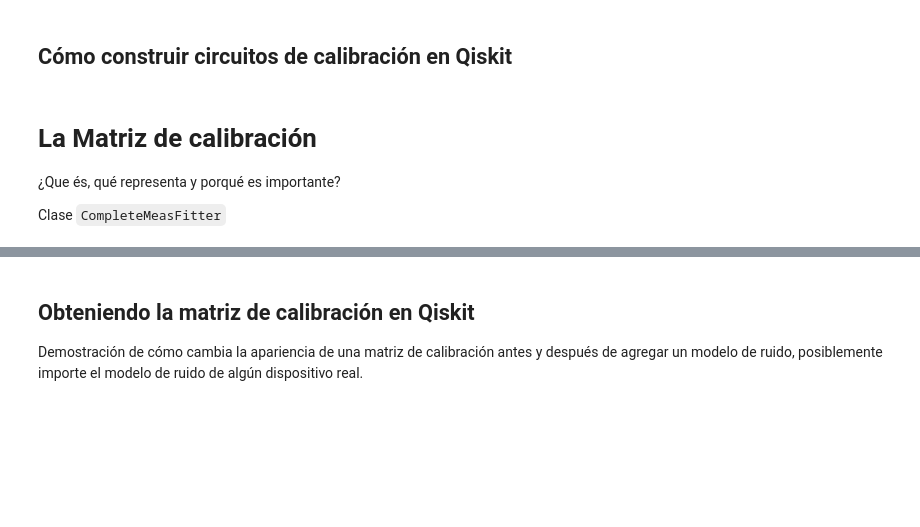
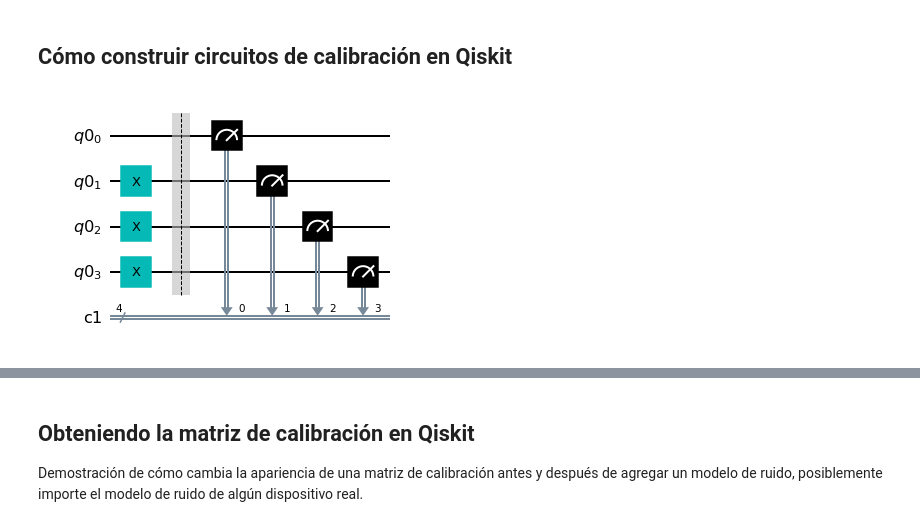
Before and after one commit to QMexico/taller-qiskit, a Jupyter notebook: 04_Qiskit_Ignis/03_Errores_de_Medicion.ipynb, the cells around one changed output, grey strips where cells are left out. Saved outputs shown, nothing was run; the diff lists cells and outputs as text; code cells hidden in the pictures; blank space fills up the shorter version.

```diff
--- a/04_Qiskit_Ignis/03_Errores_de_Medicion.ipynb
+++ b/04_Qiskit_Ignis/03_Errores_de_Medicion.ipynb
@@ -65,7 +143,12 @@ Breve introducción, que son y para qué sirven, función `complete_meas_cal()`
-# %% [markdown]
-<a id="secc2"></a>
-# La Matriz de calibración
-
-¿Que és, qué representa y porqué es importante?
-
-Clase `CompleteMeasFitter`
+# %%
+#####################
+# complete_meas_cal #
+#####################
+
+# Creamos nuestros 16 circuitos de calibración
+calcircs, calcircs_label = complete_meas_cal(qubit_list=[0,1,2,3], qr=qreg, cr=None, circlabel='calcirc_meas')
+
+# Imprimimos el circuito número 15, que generará como salida el estado |1110>
+calcircs[14].draw(output = "mpl")
+# %% [output]
+[figure, added]
```
Also changed, not shown: parts of 23 cells of this notebook.
